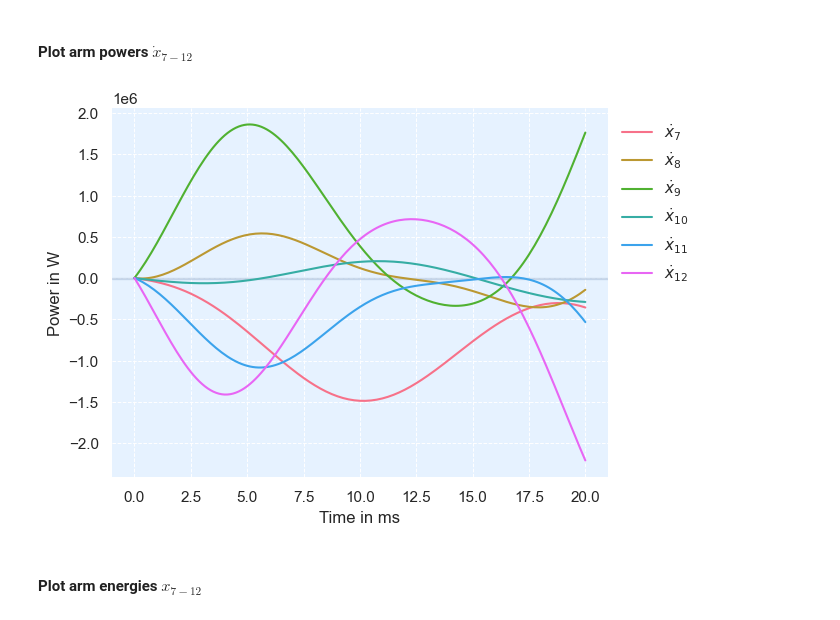
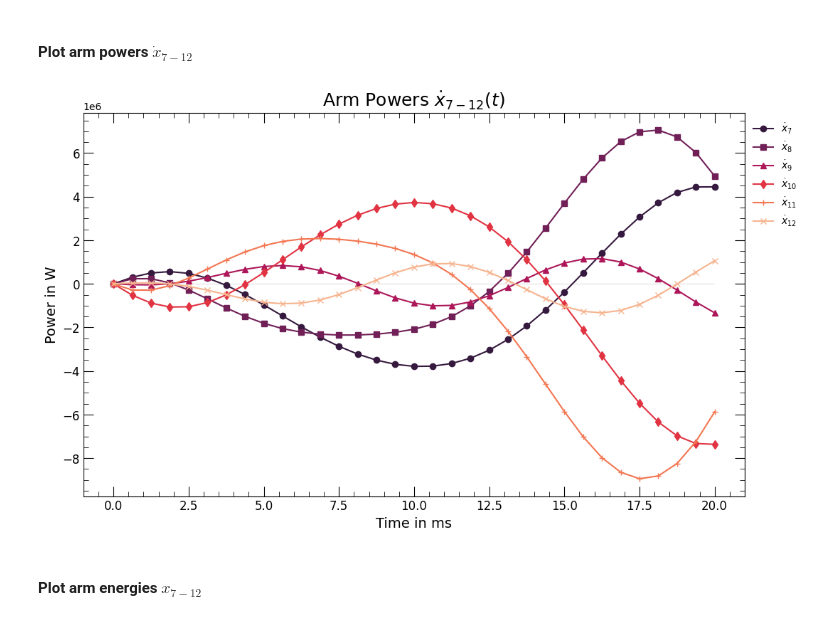
Before and after one commit to skeilbach/MathSEE, a Jupyter notebook: MMC_UMbridge_Client.ipynb, the cells around one changed output. Cells and saved outputs as stored; diff of their text form; code cells hidden in the pictures.

```diff
--- a/MMC_UMbridge_Client.ipynb
+++ b/MMC_UMbridge_Client.ipynb
@@ -374,32 +344,36 @@ plt.close()
 # %% [markdown]
 #### Plot arm powers $\dot{x}_{7-12}$
-# %%
-arm_powers_optimised = np.array(model_output[2][0])
-
-#Plot the arm powers
-fig, ax = plt.subplots()  # Corrected this line to ensure ax is defined correctly
-for i in range(6):
-    # Using a list comprehension to get control vector values for plotting
-    ax.plot(t_eval*1e3, arm_powers_optimised[i], color=colors[i],label=r"$\dot{{x}}_{{{}}}$".format(i+7))
-
-ax.legend(loc='upper left', bbox_to_anchor=(1, 1), frameon=False)
-
-# Color a specific area in the background
-ax.axhspan(-5e3, 5e3, color='lightsteelblue', alpha=0.5)
-
-# Optionally add axis labels and a title
-ax.set_xlabel('Time in ms')  # Replace with your actual x-axis label
-ax.set_ylabel('Power in W')  # Replace with your actual y-axis label
-
-ax.set_facecolor('#e6f2ff')
-ax.grid(True, color='white', linestyle='--', linewidth=0.7)  # Lighter grid lines
-# Remove the outer boxes (spines)
-for spine in ax.spines.values():
-    spine.set_visible(False)
-plt.show()
-plt.close()
-# %% [output]
-[figure, removed]
+# %%
+arm_powers_optimised = np.array(model_output[2][0]).T
+
+fig = plt.figure(1,(12,7))
+for i in range(6):
+    # Using a list comprehension to get control vector values for plotting
+    plt.plot(t_eval[::5]*1e3, arm_powers_optimised[::5,i], color=colors[i],linestyle="-",marker=markers[i],label=r"$\dot{{x}}_{{{}}}$".format(i+7))
+
+plt.legend(loc='upper left', bbox_to_anchor=(1, 1), frameon=False)
+
+
+# Add axis labels and a title
+plt.xlabel('Time in ms',fontsize=14)
+plt.ylabel('Power in W',fontsize=14)
+plt.title(r'Arm Powers $\dot{x}_{7-12}(t)$',fontsize=18)
+
+# Color a specific area in the background
+plt.fill_betweenx(y=[-5e3, 5e3],x1=0,x2=20, color='lightgray', alpha=0.5,label="constraints")
+#ax.set_facecolor('#e6f2ff')
+plt.minorticks_on()
+plt.tick_params(direction="in", right=True, top=True)
+plt.tick_params(labelbottom=True, labeltop=False, labelright=False, labelleft=True)
+plt.tick_params(labelsize=12)
+plt.tick_params(direction="in", which="minor", length=5, bottom=True, top=True, left=True, right=True)
+plt.tick_params(direction="in", which="major", length=10, bottom=True, top=True, left=True, right=True)
+
+plt.show()
+plt.savefig(f".\\arm_powers.png",dpi=300,bbox_inches="tight")
+plt.close()
+# %% [output]
+[figure, added]
 # %% [markdown]
 #### Plot arm energies $x_{7-12}$
 # %%
```
Also changed, not shown: parts of 14 cells of this notebook, 1 other file.
